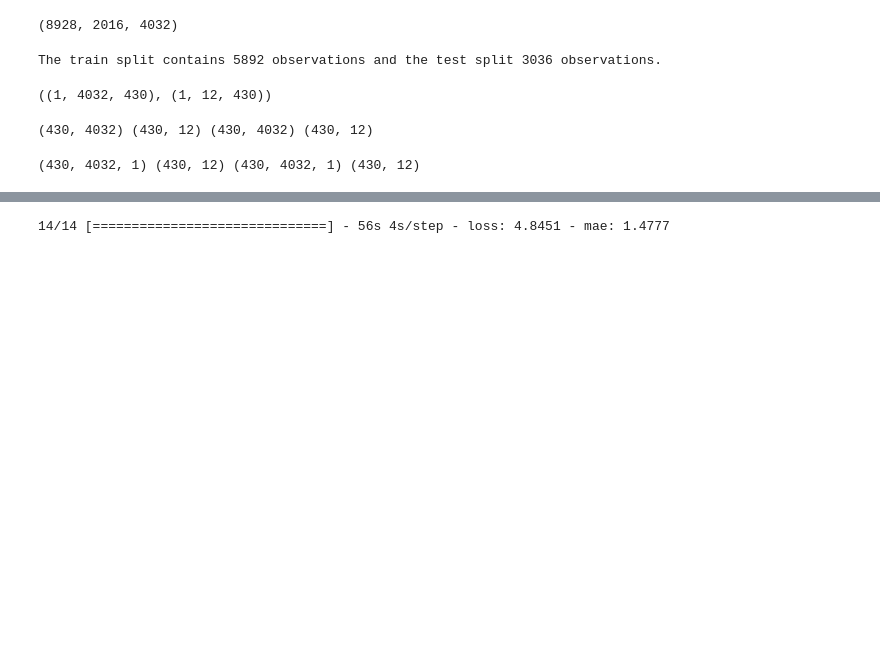
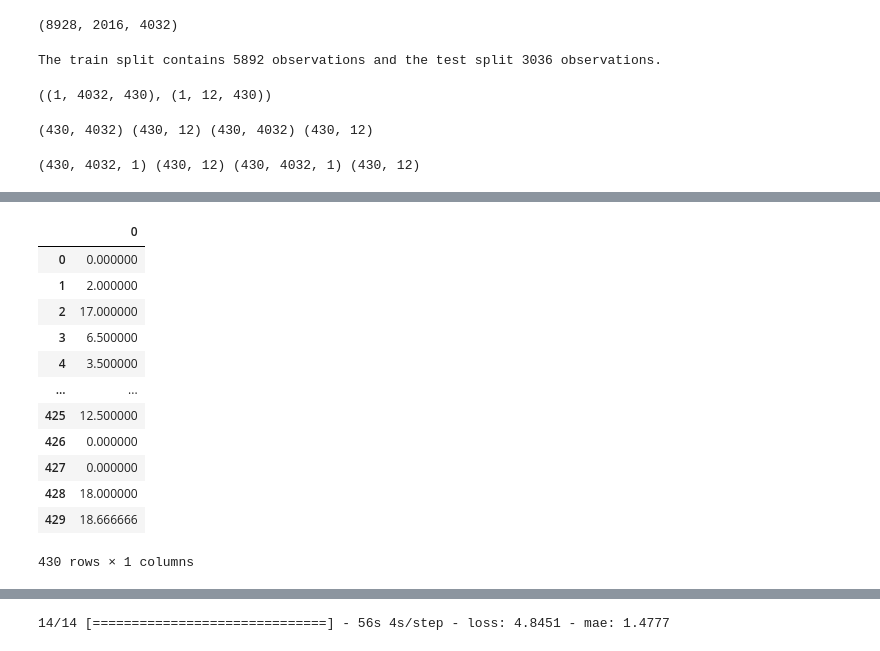
Before and after one commit to Arnaud-Tiago/Velov, a Jupyter notebook: RNN_vARO.ipynb, the cells around one changed output, grey strips where cells are left out. Saved outputs shown, nothing was run; the diff lists cells and outputs as text; code cells hidden in the pictures; blank space fills up the shorter version.

```diff
--- a/RNN_vARO.ipynb
+++ b/RNN_vARO.ipynb
@@ -230,0 +267,19 @@ pd.DataFrame(X_train.reshape(430,4032))
+# %%
+from tensorflow.keras import models
+from tensorflow.keras import layers
+from tensorflow.keras import optimizers, metrics
+from tensorflow.keras.models import Sequential
+
+def init_baseline_hour():
+
+    baseline = models.Sequential()
+    baseline.add(layers.Lambda(lambda x:x[:,-1:,:]))
+
+
+    baseline.compile(
+        loss='mse',
+        optimizer='rmsprop',
+        metrics ='mae')
+    return baseline
+# %%
+baseline_model = init_baseline_hour()
@@ -230,0 +291,3 @@ pd.DataFrame(X_train.reshape(430,4032))
+# %%
+y_pred=baseline_model.predict(X_test)
+y_pred.shape
@@ -230,0 +297,16 @@ pd.DataFrame(X_train.reshape(430,4032))
+# %%
+pd.DataFrame(y_pred.reshape(430,1))
+# %% [output]
+|  | 0 |
+| 0 | 0.000000 |
+| 1 | 2.000000 |
+| 2 | 17.000000 |
+| 3 | 6.500000 |
+| 4 | 3.500000 |
+| ... | ... |
+| 425 | 12.500000 |
+| 426 | 0.000000 |
+| 427 | 0.000000 |
+| 428 | 18.000000 |
+| 429 | 18.666666 |
+430 rows × 1 columns
```
Also changed, not shown: parts of 23 cells of this notebook, 1 other file.
